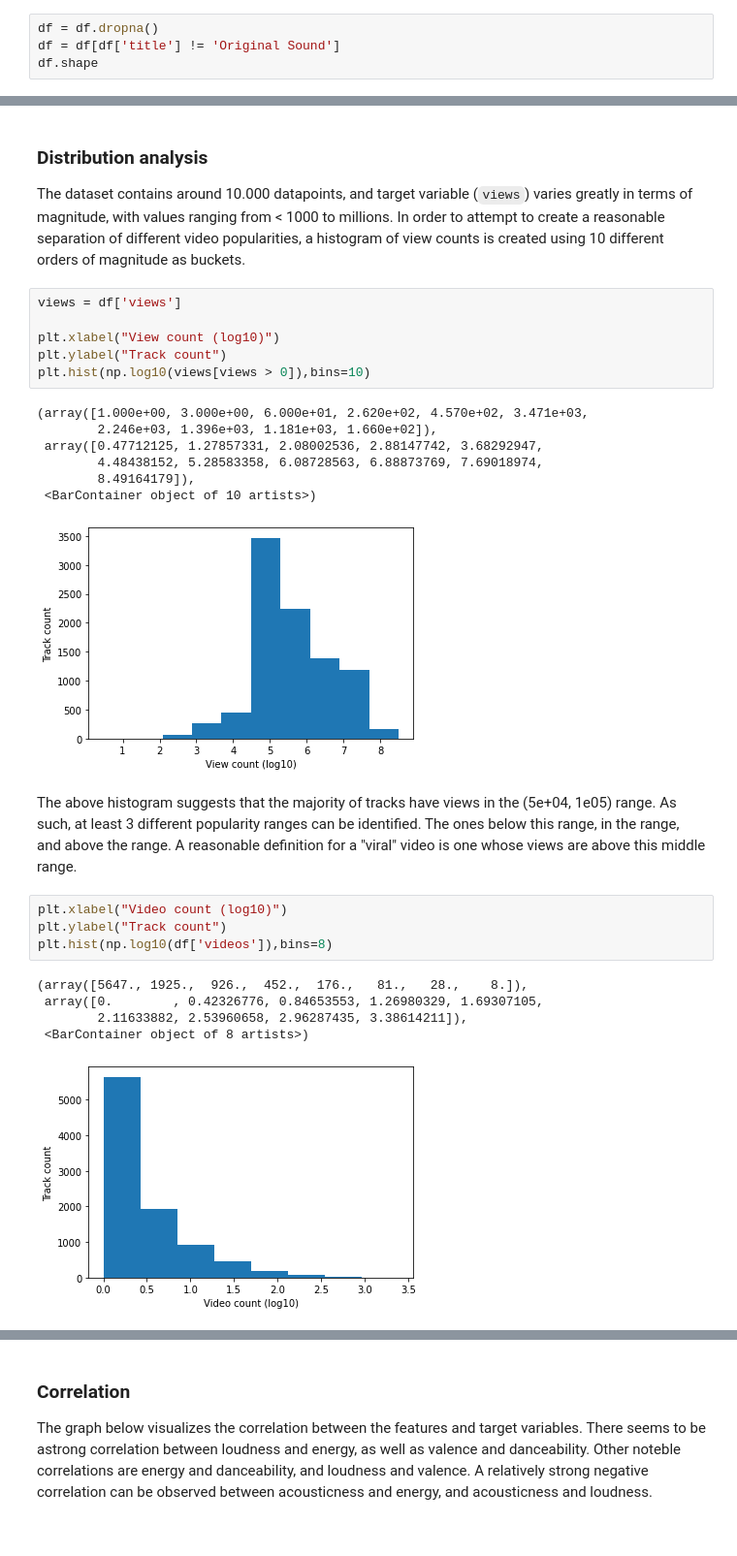
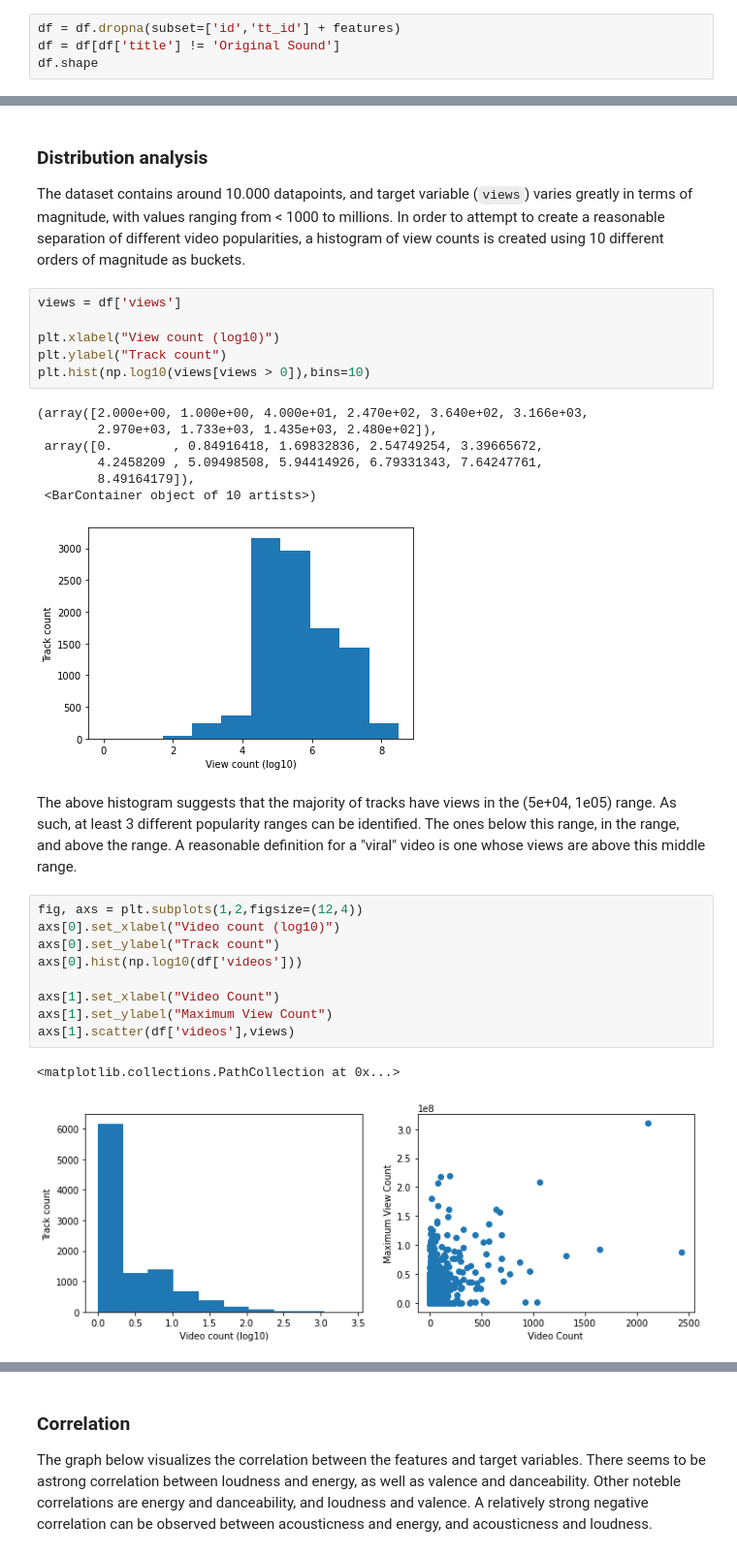
Before and after one commit to georgefourm/popularity-prediction, a Jupyter notebook: notebooks/1 - Exploration.ipynb, the cells around one changed output, grey strips where cells are left out. Shown at 97% size. Drawn from its saved outputs; the diff is of its cells as text.

```diff
--- a/notebooks/1 - Exploration.ipynb
+++ b/notebooks/1 - Exploration.ipynb
@@ -50,6 +61,6 @@ It looks like some values are missing, we'll drop these, as well as any original
 The final dataframe will then be written back.
 # %%
-df = df.dropna()
+df = df.dropna(subset=['id','tt_id'] + features)
 df = df[df['title'] != 'Original Sound']
 df.shape
 # %% [output]
@@ -66,23 +77,25 @@ plt.xlabel("View count (log10)")
 plt.ylabel("Track count")
 plt.hist(np.log10(views[views > 0]),bins=10)
 # %% [output]
-(array([1.000e+00, 3.000e+00, 6.000e+01, 2.620e+02, 4.570e+02, 3.471e+03,
-        2.246e+03, 1.396e+03, 1.181e+03, 1.660e+02]),
- array([0.47712125, 1.27857331, 2.08002536, 2.88147742, 3.68292947,
-        4.48438152, 5.28583358, 6.08728563, 6.88873769, 7.69018974,
+(array([2.000e+00, 1.000e+00, 4.000e+01, 2.470e+02, 3.640e+02, 3.166e+03,
+        2.970e+03, 1.733e+03, 1.435e+03, 2.480e+02]),
+ array([0.        , 0.84916418, 1.69832836, 2.54749254, 3.39665672,
+        4.2458209 , 5.09498508, 5.94414926, 6.79331343, 7.64247761,
         8.49164179]),
  <BarContainer object of 10 artists>)
-[figure, old version]
+[figure, new version]
 # %% [markdown]
 The above histogram suggests that the majority of tracks have views in the (5e+04, 1e05) range. As such, at least 3 different popularity ranges can be identified. The ones below this range, in the range, and above the range. A reasonable definition for a "viral" video is one whose views are above this middle range.
 # %%
-plt.xlabel("Video count (log10)")
-plt.ylabel("Track count")
-plt.hist(np.log10(df['videos']),bins=8)
+fig, axs = plt.subplots(1,2,figsize=(12,4))
+axs[0].set_xlabel("Video count (log10)")
+axs[0].set_ylabel("Track count")
+axs[0].hist(np.log10(df['videos']))
+
+axs[1].set_xlabel("Video Count")
+axs[1].set_ylabel("Maximum View Count")
+axs[1].scatter(df['videos'],views)
 # %% [output]
-(array([5647., 1925.,  926.,  452.,  176.,   81.,   28.,    8.]),
- array([0.        , 0.42326776, 0.84653553, 1.26980329, 1.69307105,
-        2.11633882, 2.53960658, 2.96287435, 3.38614211]),
- <BarContainer object of 8 artists>)
+<matplotlib.collections.PathCollection at 0x...>
-[figure, old version]
+[figure, new version]
 # %% [markdown]
```
Also changed, not shown: parts of 9 cells of this notebook, 3 other files.
